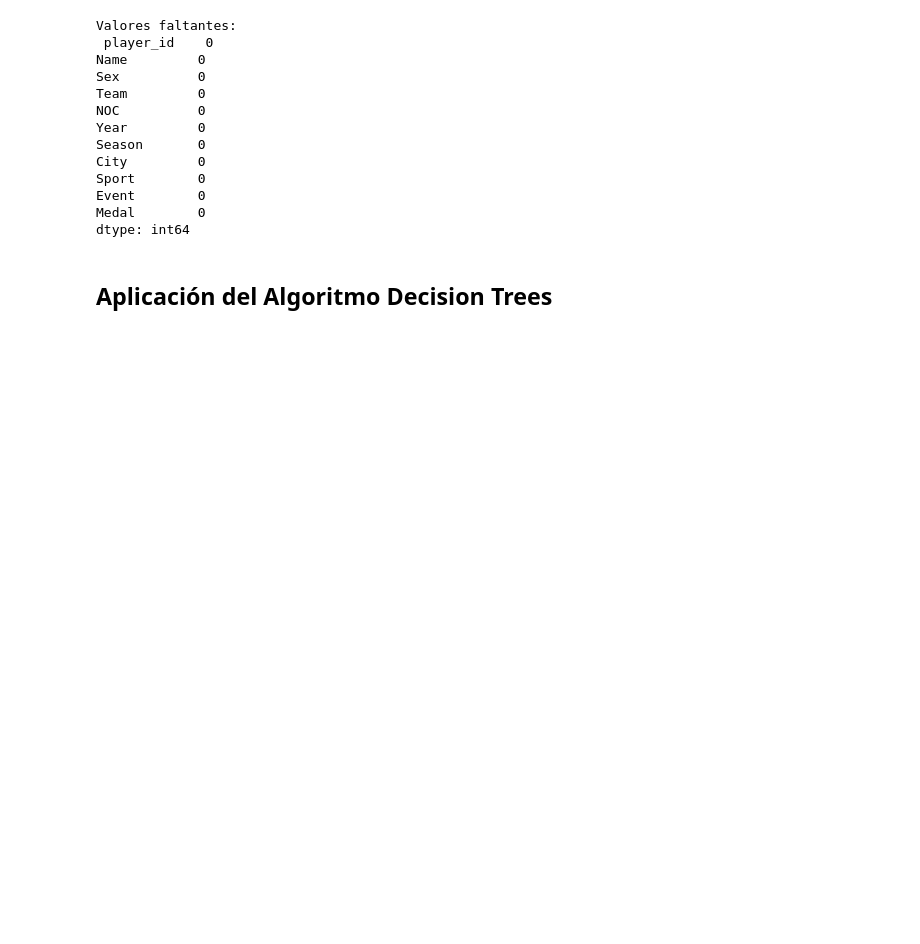
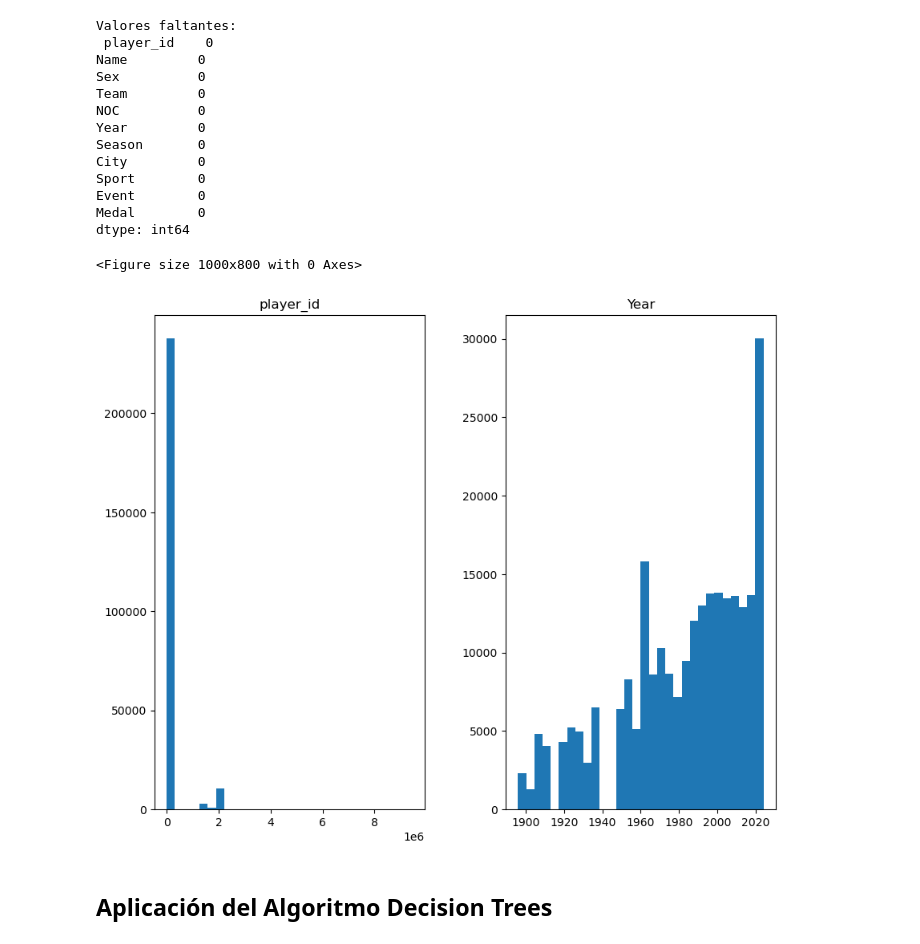
Before and after one commit to EdgarAmaro9257/Medallas-Olimpicas-de-Verano, a Jupyter notebook: Decision Trees/som_decisionTrees.ipynb, the cells around one changed output. Cells and saved outputs as stored; diff of their text form; code cells hidden in the pictures; blank space fills up the shorter version.

```diff
--- a/Decision Trees/som_decisionTrees.ipynb
+++ b/Decision Trees/som_decisionTrees.ipynb
@@ -107,6 +107,15 @@ dtype: int64
 # Supongamos que tenemos la columna 'Medal' como objetivo (target) y otras como características
 # Vamos a simplificar el análisis enfocándonos en columnas relevantes
 data_clean = df.dropna()  # Removemos filas con valores nulos, si aplica
+# %%
+# Histograma de todas las columnas numéricas
+plt.figure(figsize=(10, 8))
+df.hist(bins=30, figsize=(10, 8), grid=False)
+plt.savefig(os.path.join(project_dir, 'histogram.png'))
+plt.show()
+# %% [output]
+<Figure size 1000x800 with 0 Axes>
+[figure, added]
 # %%
 # Identificar columnas categóricas (cualquier columna con tipo de dato 'object')
 categorical_columns = data_clean.select_dtypes(include=['object']).columns
```
Also changed, not shown: parts of 2 cells of this notebook.
